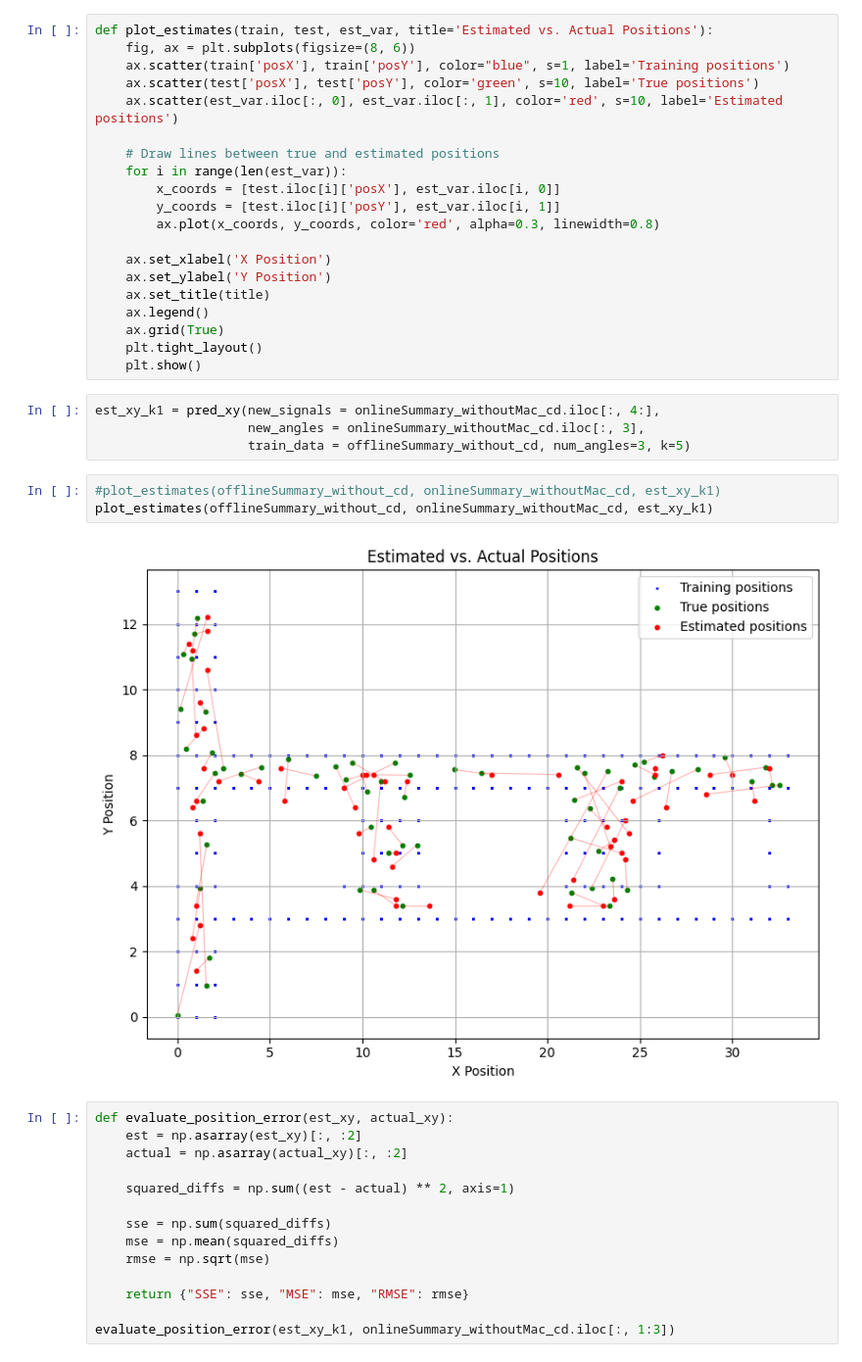
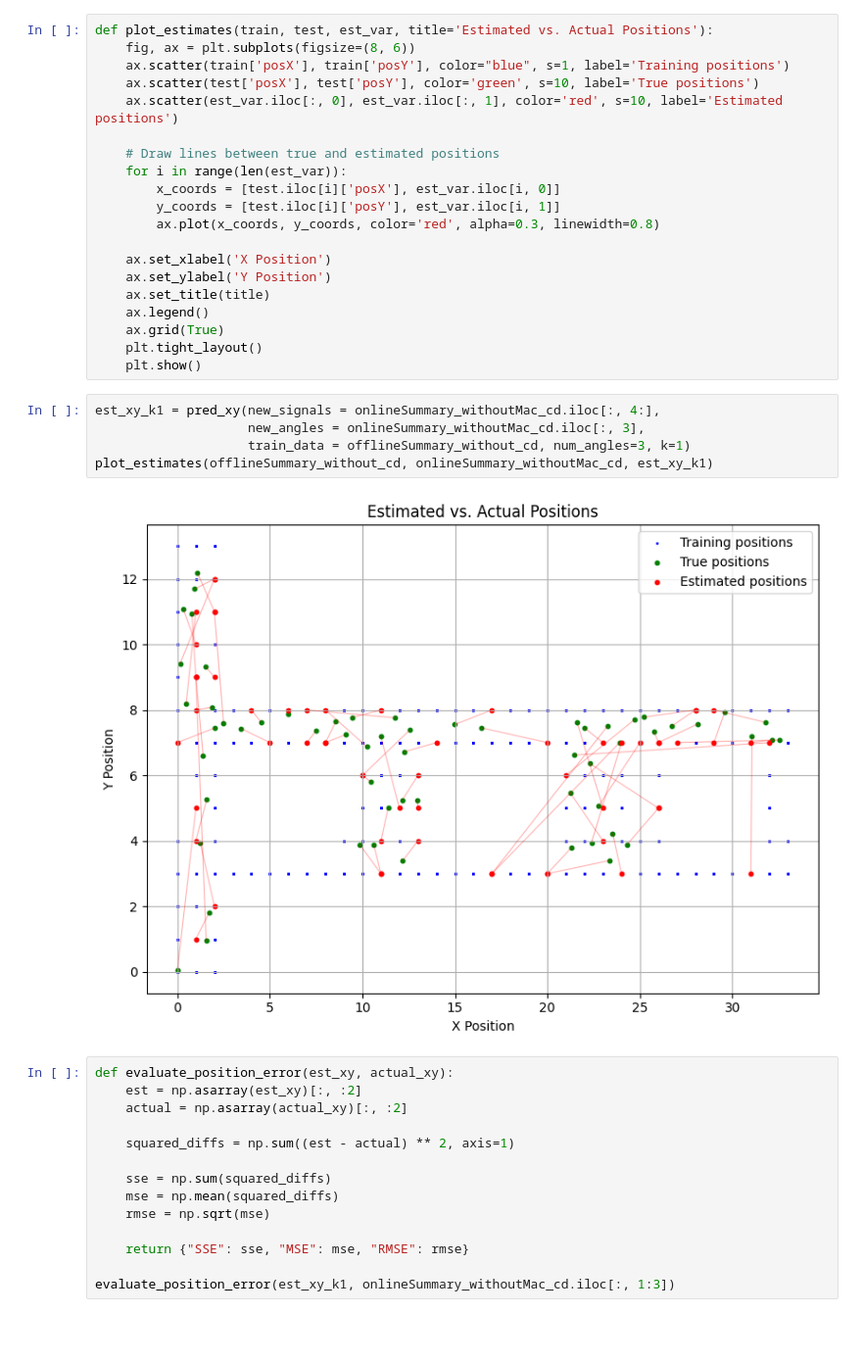
Before and after one commit to maxl-96/Case-Study-1-Project-1, a Jupyter notebook: CaseStudy2/CaseStudy2.ipynb, the cells around one changed output. Shown at 98% size. Drawn from its saved outputs; the diff is of its cells as text; blank space fills up the shorter version.

```diff
--- a/CaseStudy2/CaseStudy2.ipynb
+++ b/CaseStudy2/CaseStudy2.ipynb
@@ -1091,12 +1121,10 @@ def plot_estimates(train, test, est_var, title='Estimated vs. Actual Positions')
 # %%
 est_xy_k1 = pred_xy(new_signals = onlineSummary_withoutMac_cd.iloc[:, 4:],
                     new_angles = onlineSummary_withoutMac_cd.iloc[:, 3],
-                    train_data = offlineSummary_without_cd, num_angles=3, k=5)
+                    train_data = offlineSummary_without_cd, num_angles=3, k=1)
+plot_estimates(offlineSummary_without_cd, onlineSummary_withoutMac_cd, est_xy_k1)
+# %% [output]
+[figure, added]
-# %%
-#plot_estimates(offlineSummary_without_cd, onlineSummary_withoutMac_cd, est_xy_k1)
-plot_estimates(offlineSummary_without_cd, onlineSummary_withoutMac_cd, est_xy_k1)
-# %% [output]
-[figure, removed]
 # %%
 def evaluate_position_error(est_xy, actual_xy):
     est = np.asarray(est_xy)[:, :2]
```
Also changed, not shown: parts of 14 cells of this notebook.
